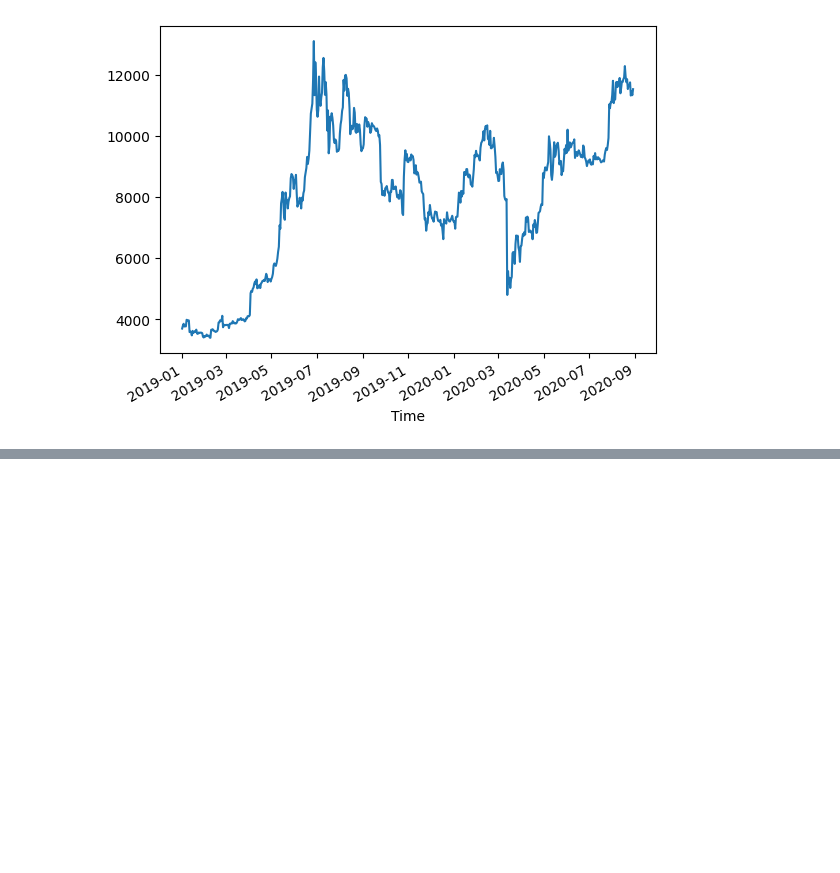
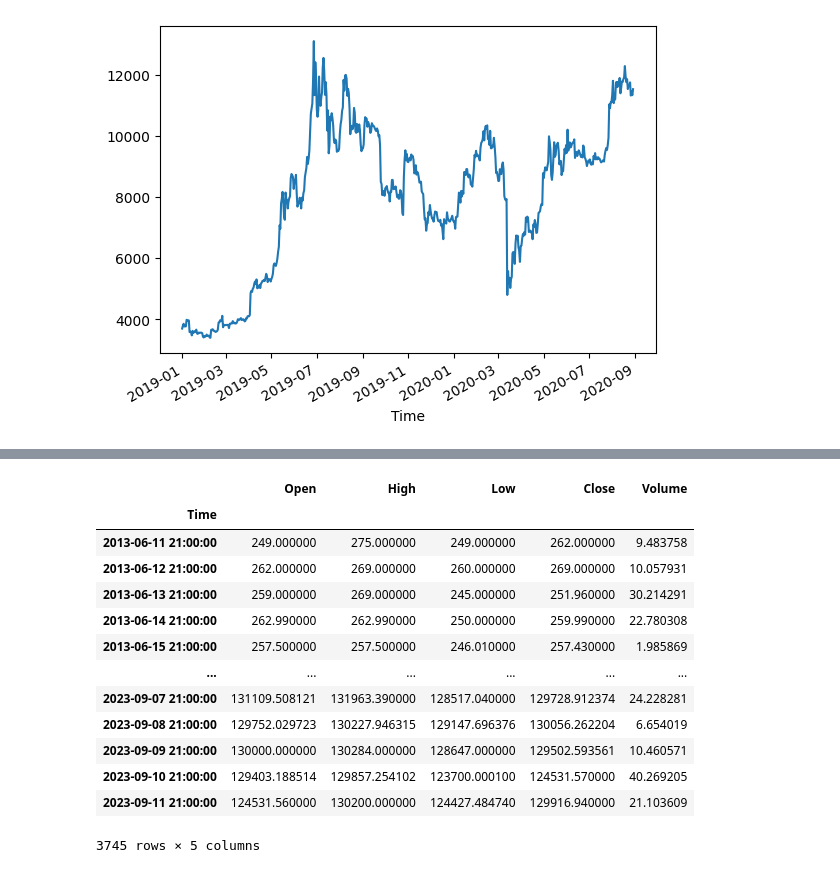
Before and after one commit to Moises-mfg/Analise-exploratoria-blockchain-Bitcoin, a Jupyter notebook: ccxt.ipynb, the cells around one changed output, grey strips where cells are left out. Cells and saved outputs as stored; diff of their text form; code cells hidden in the pictures; blank space fills up the shorter version.

```diff
--- a/ccxt.ipynb
+++ b/ccxt.ipynb
@@ -210,0 +303,25 @@ df = ohlcv(datelist, 'BTC/USDT', '1d')
+# %%
+df = pd.DataFrame(lista_ohlcv, columns = ['Time', 'Open', 'High', 'Low', 'Close', 'Volume'])
+df['Time'] = [datetime.fromtimestamp(float(time)/1000) for time in df['Time']]
+df['Open'] = df['Open'].astype(np.float64)
+df['High'] = df['High'].astype(np.float64)
+df['Low'] = df['Low'].astype(np.float64)
+df['Close'] = df['Close'].astype(np.float64)
+df['Volume'] = df['Volume'].astype(np.float64)
+df.set_index('Time', inplace=True)
+df
+# %% [output]
+|  | Open | High | Low | Close | Volume |
+| Time |  |  |  |  |  |
+| 2013-06-11 21:00:00 | 249.000000 | 275.000000 | 249.000000 | 262.000000 | 9.483758 |
+| 2013-06-12 21:00:00 | 262.000000 | 269.000000 | 260.000000 | 269.000000 | 10.057931 |
+| 2013-06-13 21:00:00 | 259.000000 | 269.000000 | 245.000000 | 251.960000 | 30.214291 |
+| 2013-06-14 21:00:00 | 262.990000 | 262.990000 | 250.000000 | 259.990000 | 22.780308 |
+| 2013-06-15 21:00:00 | 257.500000 | 257.500000 | 246.010000 | 257.430000 | 1.985869 |
+| ... | ... | ... | ... | ... | ... |
+| 2023-09-07 21:00:00 | 131109.508121 | 131963.390000 | 128517.040000 | 129728.912374 | 24.228281 |
+| 2023-09-08 21:00:00 | 129752.029723 | 130227.946315 | 129147.696376 | 130056.262204 | 6.654019 |
+| 2023-09-09 21:00:00 | 130000.000000 | 130284.000000 | 128647.000000 | 129502.593561 | 10.460571 |
+| 2023-09-10 21:00:00 | 129403.188514 | 129857.254102 | 123700.000100 | 124531.570000 | 40.269205 |
+| 2023-09-11 21:00:00 | 124531.560000 | 130200.000000 | 124427.484740 | 129916.940000 | 21.103609 |
+3745 rows × 5 columns
```
Also changed, not shown: parts of 11 cells of this notebook.
